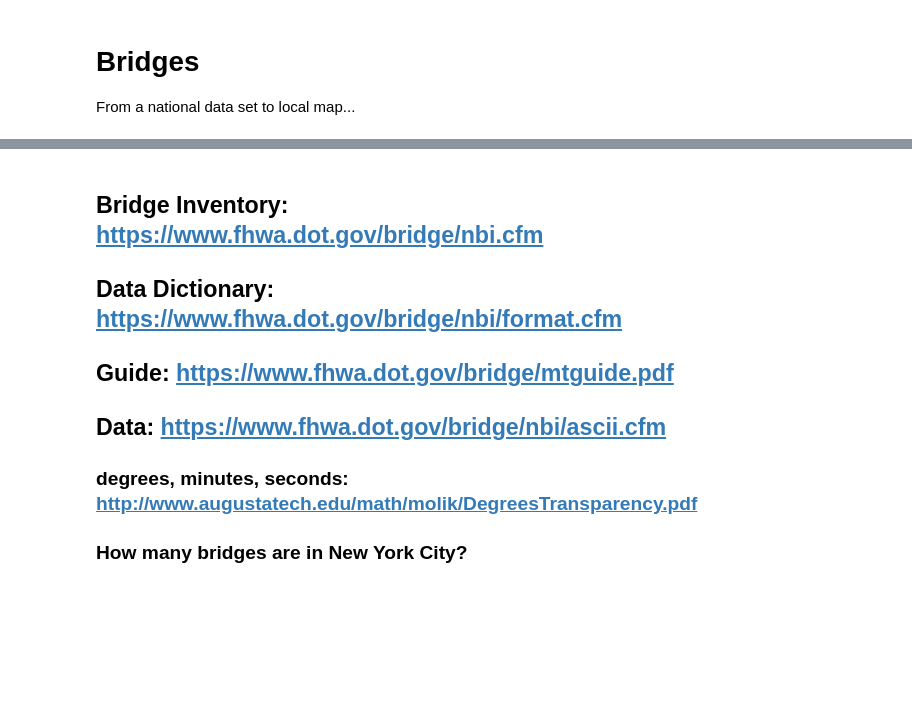
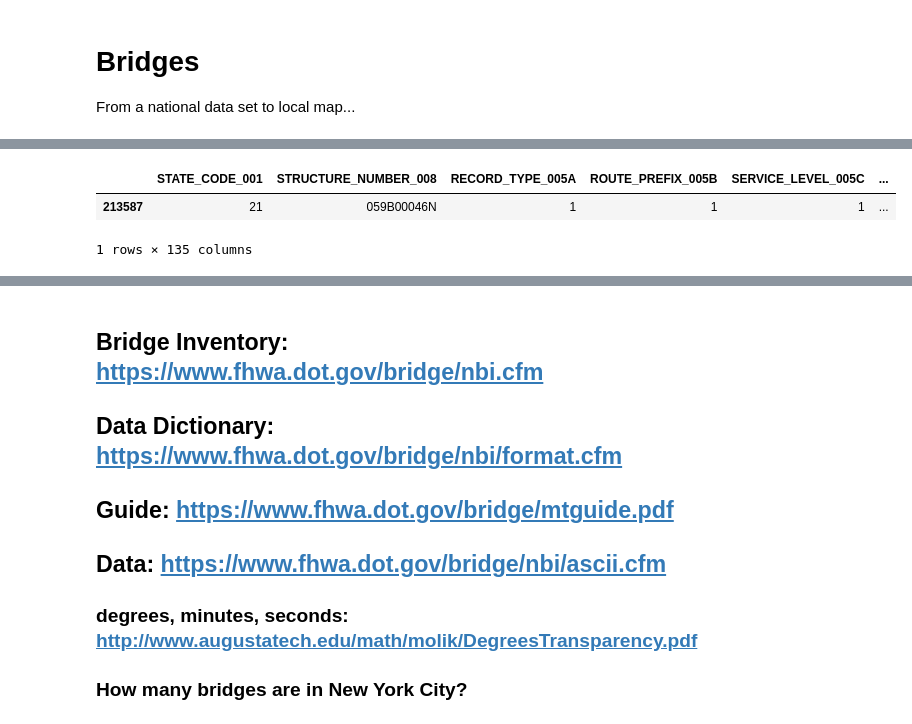
Before and after one commit to CoulterJones/New-School, a Jupyter notebook: news-narrative-design/spring-2017/level-two/bridges.ipynb, the cells around one changed output, grey strips where cells are left out. Drawn from its saved outputs; the diff is of its cells as text; code cells hidden in the pictures; blank space fills up the shorter version.

```diff
--- a/news-narrative-design/spring-2017/level-two/bridges.ipynb
+++ b/news-narrative-design/spring-2017/level-two/bridges.ipynb
@@ -20 +20,7 @@ bridges.head()
 5 rows × 135 columns
+# %%
+bridges[(bridges['STRUCTURE_NUMBER_008'] == '059B00046N     ')]
+# %% [output]
+|  | STATE_CODE_001 | STRUCTURE_NUMBER_008 | RECORD_TYPE_005A | ROUTE_PREFIX_005B | SERVICE_LEVEL_005C | ... |
+| 213587 | 21 | 059B00046N | 1 | 1 | 1 | ... |
+1 rows × 135 columns
```
Also changed, not shown: parts of 5 cells of this notebook, 16 other files.
